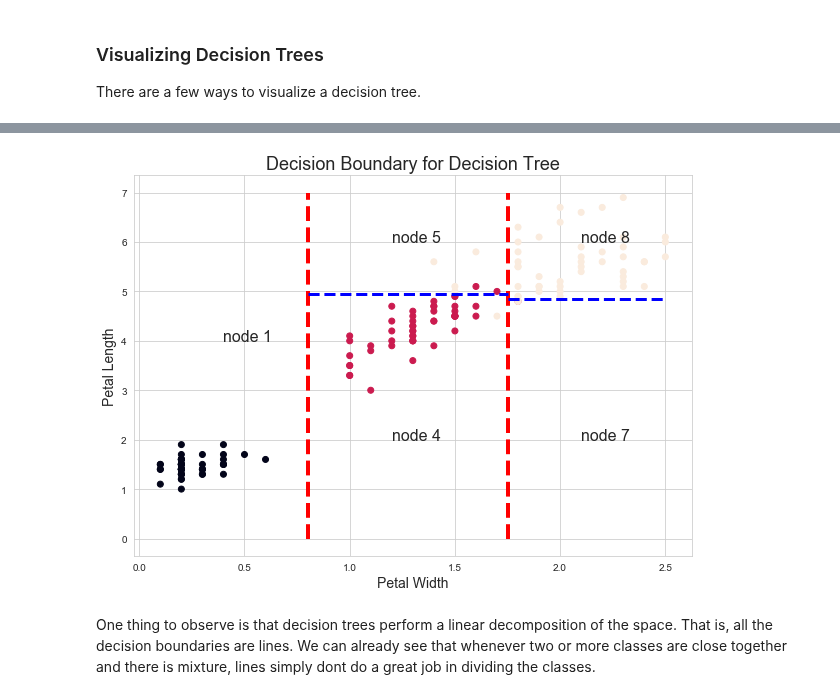
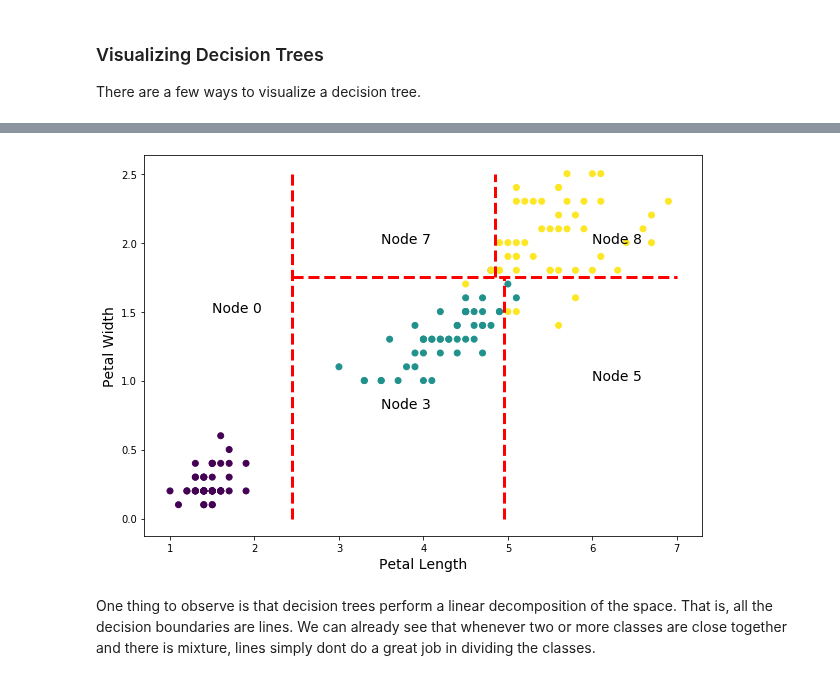
Before and after one commit to jkstarling/MA477-copy, a Jupyter notebook: MA477 - Theory and Applications of Data Science/Lessons/Lesson 17 - Decision Trees & Random Forests/Lesson 17 - Decision Trees and Random Forests.ipynb, the cells around one changed output, grey strips where cells are left out. Drawn from its saved outputs; the diff is of its cells as text; code cells hidden in the pictures.

```diff
--- a/MA477 - Theory and Applications of Data Science/Lessons/Lesson 17 - Decision Trees & Random Forests/Lesson 17 - Decision Trees and Random Forests.ipynb
+++ b/MA477 - Theory and Applications of Data Science/Lessons/Lesson 17 - Decision Trees & Random Forests/Lesson 17 - Decision Trees and Random Forests.ipynb
@@ -151,25 +148,22 @@ split_params={'depth_0':{'petal_width':0.8},'depth_1':{'petal_width':1.75}}
-# %%
-plt.figure(figsize=(10,7))
-plt.scatter(X['petal width (cm)'],X['petal length (cm)'], c=y)
-plt.xlabel('Petal Width',fontsize=14)
-plt.ylabel("Petal Length",fontsize=14)
-plt.title("Decision Boundary for Decision Tree",fontsize=18)
-
-
-plt.plot([0.8,0.8],[0,7], 'r--', lw=4)
-plt.text(0.4,4,'node 1',fontsize=16)
-
-plt.plot([1.75,1.75],[0,7], 'r--', lw=4)
-plt.text(1.2,2, 'node 4',fontsize=16)
-plt.text(1.2,6,'node 5',fontsize=16)
-plt.text(2.1,2,'node 7',fontsize=16)
-plt.text(2.1,6,'node 8',fontsize=16)
-
-plt.plot([0.8,1.75],[4.95,4.95], 'b--',lw=3)
-plt.plot([1.75,2.5],[4.85,4.85], 'b--',lw=3)
-plt.show()
-# %% [output]
-[figure, removed]
+# %%
+plt.figure(figsize=(10,7))
+plt.scatter(X['petal length (cm)'],X['petal width (cm)'],c=y)
+plt.xlabel('Petal Length',fontsize=14)
+plt.ylabel("Petal Width",fontsize=14)
+
+plt.plot([2.45,2.45],[0,2.5], 'r--',lw=3)
+plt.text(1.5,1.5,'Node 0',fontsize=14)
+
+plt.plot([2.45,7],[1.75,1.75], 'r--',lw=3)
+plt.text(3.5,.8, 'Node 3',fontsize=14)
+plt.plot([4.95,4.95],[0,1.75], 'r--',lw=3)
+plt.text(6,1,'Node 5',fontsize=14)
+plt.plot([4.85,4.85],[1.75,2.5],'r--',lw=3)
+plt.text(6,2,'Node 8',fontsize=14)
+plt.text(3.5,2,'Node 7',fontsize=14)
+plt.show()
+# %% [output]
+[figure, added]
 # %% [markdown]
 One thing to observe is that decision trees perform a linear decomposition of the space. That is, all the decision boundaries are lines. We can already see that whenever two or more classes are close together and there is mixture, lines simply dont do a great job in dividing the classes.
 # %% [markdown]
```
Also changed, not shown: parts of 8 cells of this notebook.
